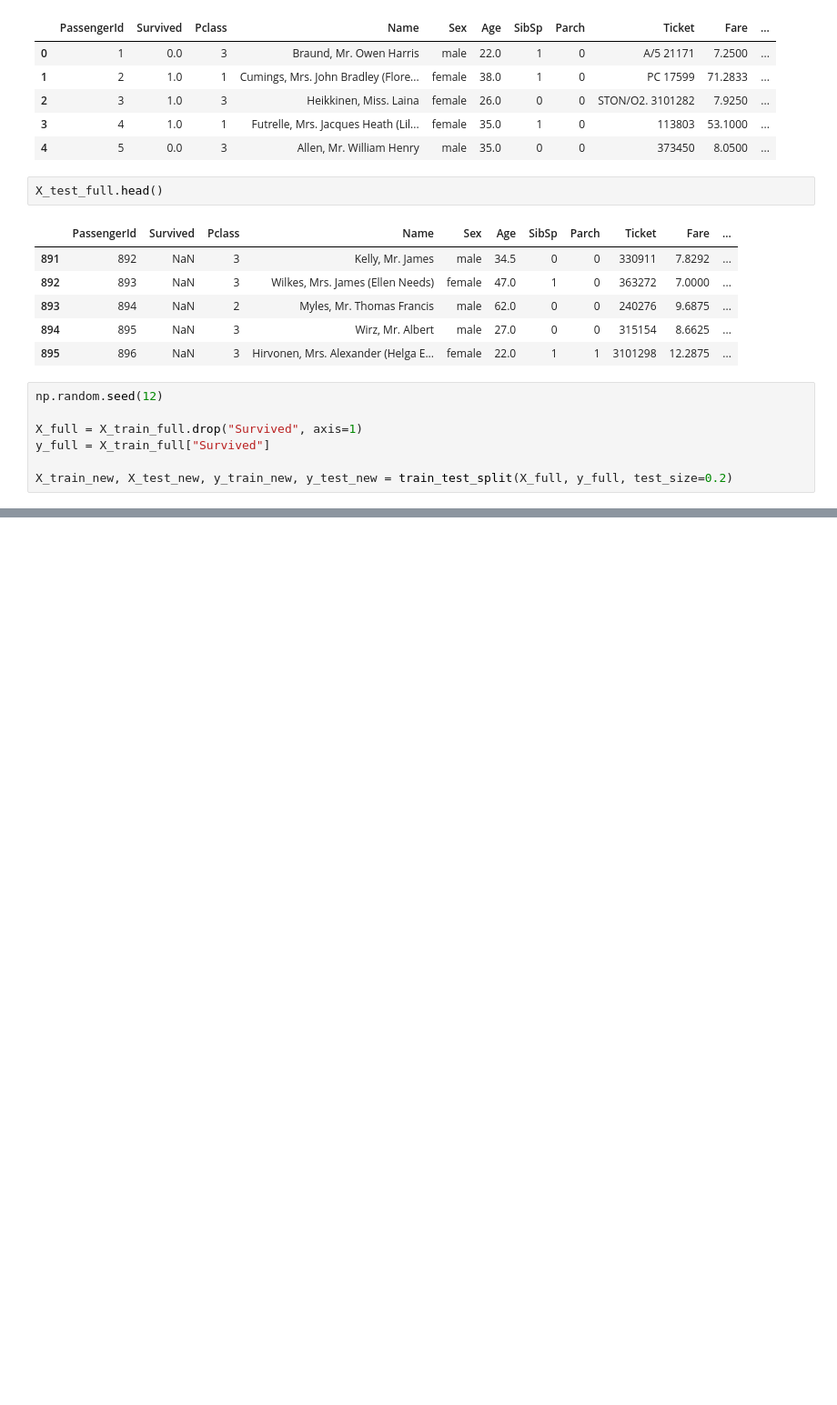
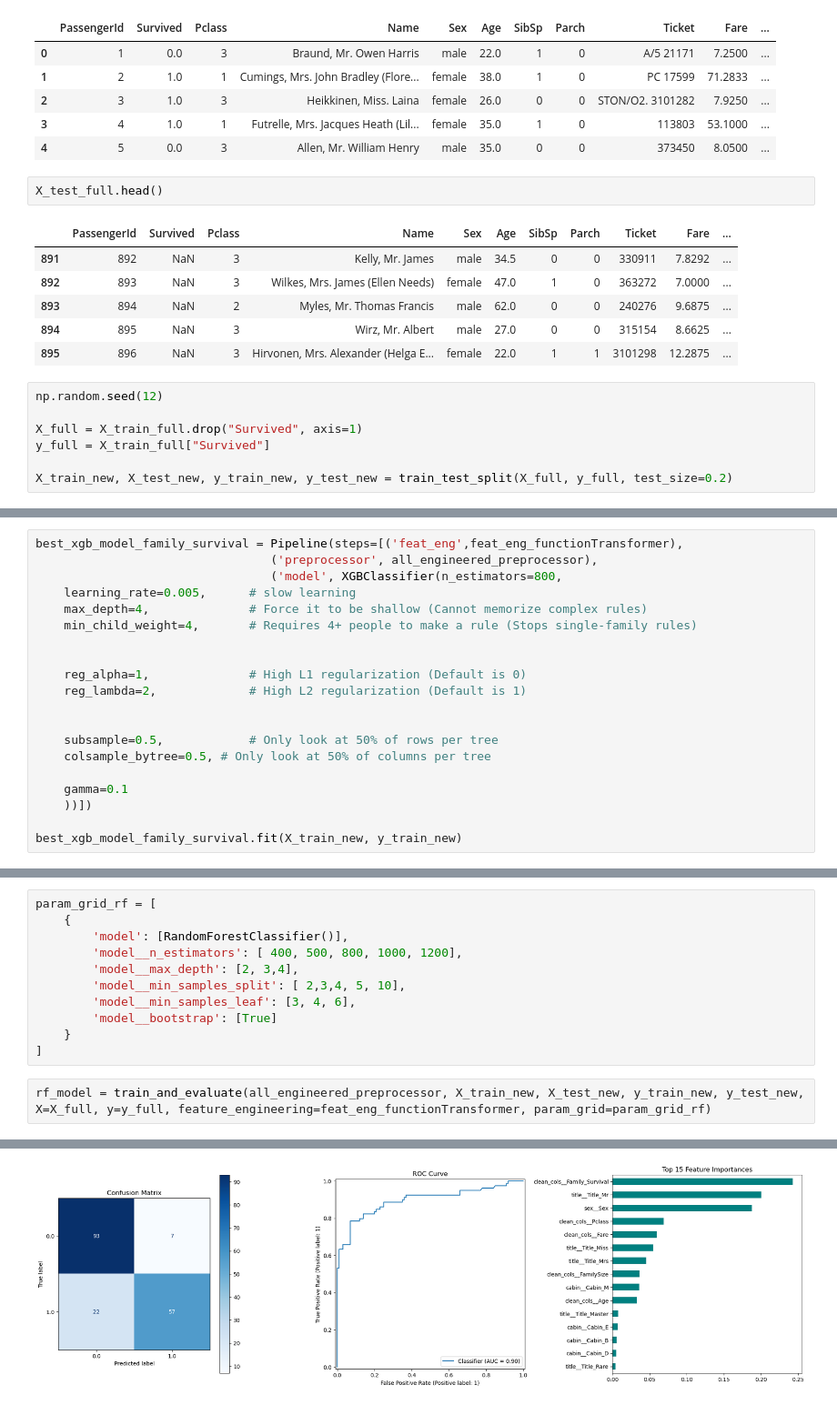
Before and after one commit to Jobo0/titanic-ensemble-classifier, a Jupyter notebook: 01_Exploratory_Analysis.ipynb, the cells around one changed output, grey strips where cells are left out. Shown at 91% size. Cells and saved outputs as stored; diff of their text form; blank space fills up the shorter version.

```diff
--- a/01_Exploratory_Analysis.ipynb
+++ b/01_Exploratory_Analysis.ipynb
@@ -1479,0 +1537,20 @@ X_train_new, X_test_new, y_train_new, y_test_new = train_test_split(X_full, y_fu
+# %%
+best_xgb_model_family_survival = Pipeline(steps=[('feat_eng',feat_eng_functionTransformer),
+                                 ('preprocessor', all_engineered_preprocessor),
+                                 ('model', XGBClassifier(n_estimators=800,
+    learning_rate=0.005,      # slow learning
+    max_depth=4,              # Force it to be shallow (Cannot memorize complex rules)
+    min_child_weight=4,       # Requires 4+ people to make a rule (Stops single-family rules)
+
+
+    reg_alpha=1,              # High L1 regularization (Default is 0)
+    reg_lambda=2,             # High L2 regularization (Default is 1)
+
+
+    subsample=0.5,            # Only look at 50% of rows per tree
+    colsample_bytree=0.5, # Only look at 50% of columns per tree
+
+    gamma=0.1
+    ))])
+
+best_xgb_model_family_survival.fit(X_train_new, y_train_new)
@@ -1479,0 +1697,14 @@ X_train_new, X_test_new, y_train_new, y_test_new = train_test_split(X_full, y_fu
+# %%
+param_grid_rf = [
+    {
+        'model': [RandomForestClassifier()],
+        'model__n_estimators': [ 400, 500, 800, 1000, 1200],
+        'model__max_depth': [2, 3,4],
+        'model__min_samples_split': [ 2,3,4, 5, 10],
+        'model__min_samples_leaf': [3, 4, 6],
+        'model__bootstrap': [True]
+    }
+]
+# %%
+rf_model = train_and_evaluate(all_engineered_preprocessor, X_train_new, X_test_new, y_train_new, y_test_new, X=X_full, y=y_full, feature_engineering=feat_eng_functionTransformer, param_grid=param_grid_rf)
+# %% [output]
@@ -1479,0 +1728 @@ X_train_new, X_test_new, y_train_new, y_test_new = train_test_split(X_full, y_fu
+[figure, added]
```
Also changed, not shown: parts of 49 cells of this notebook, 9 other files.
